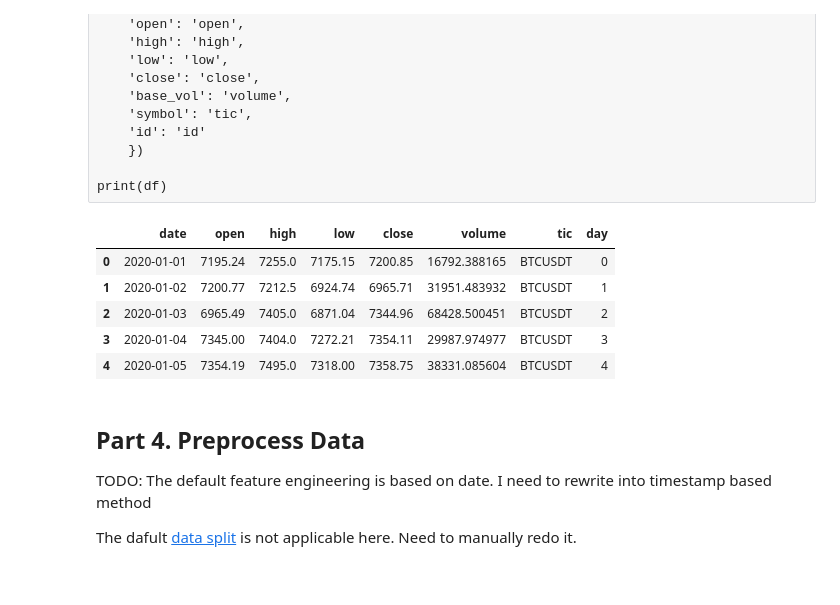
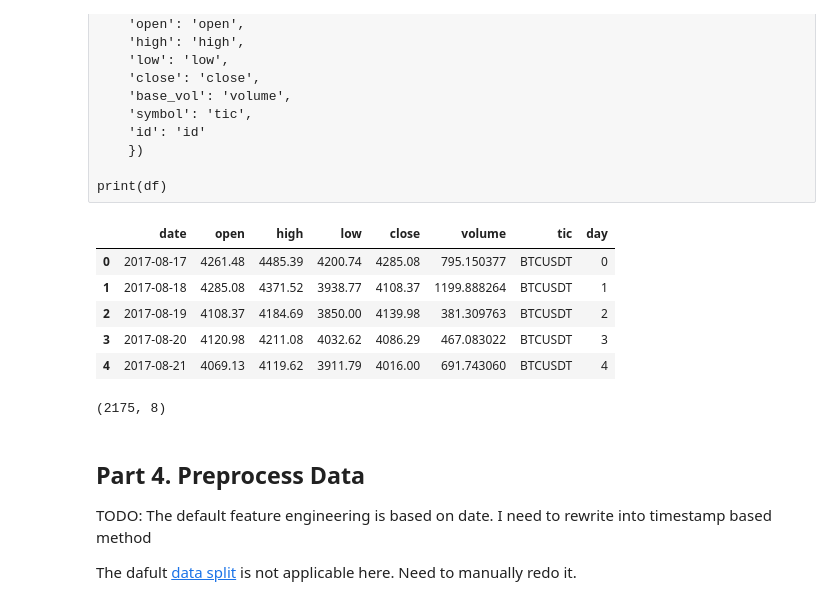
Before and after one commit to Hongshen-Yang/UoA-MDT, a Jupyter notebook: notebooks/NeurIPS2018_SB3.ipynb, the cells around one changed output. Saved outputs shown, nothing was run; the diff lists cells and outputs as text; code cells hidden in the pictures.

```diff
--- a/notebooks/NeurIPS2018_SB3.ipynb
+++ b/notebooks/NeurIPS2018_SB3.ipynb
@@ -103,36 +108,36 @@ print(df)
 # List of symbols to merge
 symbols = ['BTCUSDT']
 
 # List to store individual DataFrames
 dfs = []
 
 # Loop through each symbol
 for symbol in symbols:
-    directory = f'../mdt_utils/binance-public-data/python/data/spot/monthly/klines/{symbol}/1d/2020-01-01_2023-07-01/'
+    directory = f'../mdt_utils/binance-public-data/python/data/spot/monthly/klines/{symbol}/1d/'
 
     # Loop through each zip file in the directory
     for file_name in os.listdir(directory):
         if file_name.endswith('.zip'):
             with zipfile.ZipFile(os.path.join(directory, file_name), 'r') as zip_ref:
                 # only one CSV file in each zip archive
                 csv_file = zip_ref.namelist()[0]
                 with zip_ref.open(csv_file) as csv_fp:
                     # Read the CSV data into a DataFrame
                     temp_df = pd.read_csv(csv_fp, header=None)
                     temp_df.columns = ['open_time', 'open', 'high', 'low', 'close', 'volume', 'close_time', 'quote_asset_volume', 'number_of_trades', 'taker_buy_base_asset_volume', 'taker_buy_quote_asset_volume', 'ignore']
                     temp_df['date'] = pd.to_datetime(temp_df['close_time'], unit='ms').dt.strftime('%Y-%m-%d')
                     temp_df['day'] = (pd.to_datetime(temp_df['date']) - pd.to_datetime(temp_df['date'].iloc[0])).dt.days
                     temp_df['tic'] = symbol
                     dfs.append(temp_df[['date', 'open', 'high', 'low', 'close', 'volume', 'tic', 'day']])
 
 # Concatenate all DataFrames into a single DataFrame
 df = pd.concat(dfs, ignore_index=True)
 
 df.sort_values(['date','tic'],ignore_index=True).head()
 # %% [output]
 |  | date | open | high | low | close | volume | tic | day |
-| 0 | 2020-01-01 | 7195.24 | 7255.0 | 7175.15 | 7200.85 | 16792.388165 | BTCUSDT | 0 |
-| 1 | 2020-01-02 | 7200.77 | 7212.5 | 6924.74 | 6965.71 | 31951.483932 | BTCUSDT | 1 |
-| 2 | 2020-01-03 | 6965.49 | 7405.0 | 6871.04 | 7344.96 | 68428.500451 | BTCUSDT | 2 |
-| 3 | 2020-01-04 | 7345.00 | 7404.0 | 7272.21 | 7354.11 | 29987.974977 | BTCUSDT | 3 |
-| 4 | 2020-01-05 | 7354.19 | 7495.0 | 7318.00 | 7358.75 | 38331.085604 | BTCUSDT | 4 |
+| 0 | 2017-08-17 | 4261.48 | 4485.39 | 4200.74 | 4285.08 | 795.150377 | BTCUSDT | 0 |
+| 1 | 2017-08-18 | 4285.08 | 4371.52 | 3938.77 | 4108.37 | 1199.888264 | BTCUSDT | 1 |
+| 2 | 2017-08-19 | 4108.37 | 4184.69 | 3850.00 | 4139.98 | 381.309763 | BTCUSDT | 2 |
+| 3 | 2017-08-20 | 4120.98 | 4211.08 | 4032.62 | 4086.29 | 467.083022 | BTCUSDT | 3 |
+| 4 | 2017-08-21 | 4069.13 | 4119.62 | 3911.79 | 4016.00 | 691.743060 | BTCUSDT | 4 |
@@ -144,3 +144,7 @@ TRADE_END_DATE = '2023-07-31'
+# %%
+df.shape
+# %% [output]
+(2175, 8)
 # %% [markdown]
 ## Part 4. Preprocess Data
 
```
Also changed, not shown: parts of 18 cells of this notebook, 17 other files.
